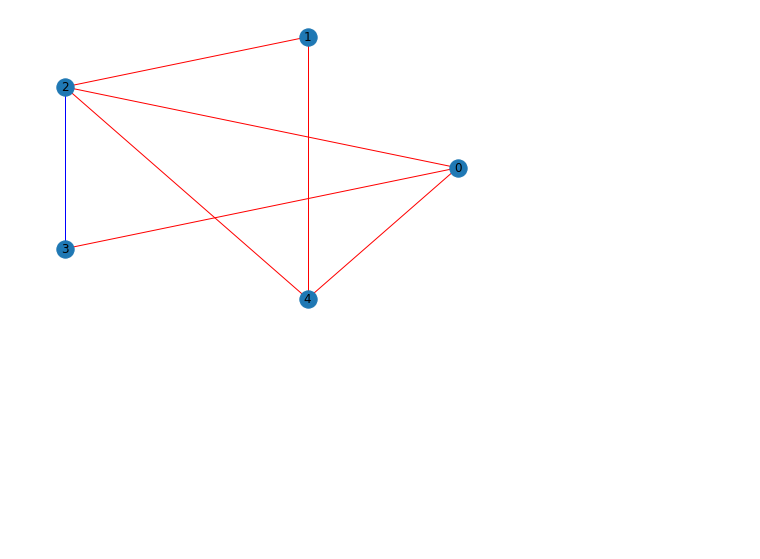
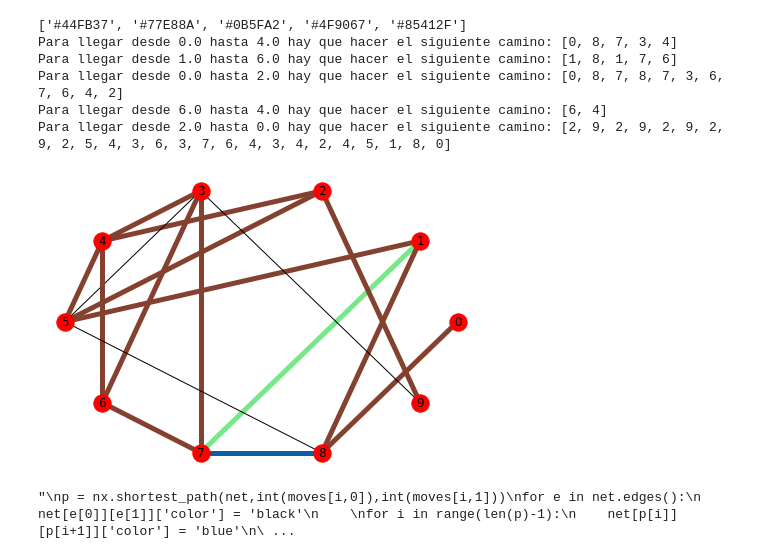
Before and after one commit to agustinsilva447/QuantumComputing, a Jupyter notebook: Qikit-quantum-game-theory/Routing_problem_model.ipynb, the cells around one changed output. Cells and saved outputs as stored; diff of their text form; code cells hidden in the pictures; blank space fills up the shorter version.

```diff
--- a/Qikit-quantum-game-theory/Routing_problem_model.ipynb
+++ b/Qikit-quantum-game-theory/Routing_problem_model.ipynb
@@ -104,13 +83,67 @@ Camino: [3, 2]
+# %%
+colores = []
+for i in range(n2):
+    color = np.base_repr(np.random.choice(16777215), base=16)
+    colores.append('#{:0>6}'.format(color))
+print(colores)
+
+iter = 0
+for i in range(n2):
+    flag1 = 0
+    x = int(moves[i,0])
+    y = int(moves[i,1])
+    camino = []
+    camino.append(x)
+    while (not flag1) or (iter == 100) :
+        iter += 1
+        flag2 = 0
+        for j in range(n1):
+            if (a[x,y] != 0) or (x==y):
+                camino.append(y)
+                if (x != y):
+                    net[camino[-2]][camino[-1]]['color'] = colores[i]
+                    net[camino[-2]][camino[-1]]['weight'] = 5
+                #a[x,y]=0
+                flag1 = 1
+                break
+
+        if not flag1:
+            while not flag2:
+                x1 = np.random.choice(n1)
+                if (a[x,x1] != 0):
+                    x = np.copy(x1)
+                    camino.append(x1)
+                    net[camino[-2]][camino[-1]]['color'] = colores[i]
+                    net[camino[-2]][camino[-1]]['weight'] = 5
+                    #a[x,y]=0
+                    flag2 = 1
+
+    print("Para llegar desde {} hasta {} hay que hacer el siguiente camino: {}".format(moves[i,0],moves[i,1], camino))
+
+edge_weights_list = [net[e[0]][e[1]]['weight'] for e in net.edges()]
+edge_color_list = [net[e[0]][e[1]]['color'] for e in net.edges()]
+nx.draw_circular(net, with_labels=True,node_color='red',edge_color = edge_color_list, width=edge_weights_list)
+plt.show()
+# %% [output]
+['#44FB37', '#77E88A', '#0B5FA2', '#4F9067', '#85412F']
+Para llegar desde 0.0 hasta 4.0 hay que hacer el siguiente camino: [0, 8, 7, 3, 4]
+Para llegar desde 1.0 hasta 6.0 hay que hacer el siguiente camino: [1, 8, 1, 7, 6]
+Para llegar desde 0.0 hasta 2.0 hay que hacer el siguiente camino: [0, 8, 7, 8, 7, 3, 6, 7, 6, 4, 2]
+Para llegar desde 6.0 hasta 4.0 hay que hacer el siguiente camino: [6, 4]
+Para llegar desde 2.0 hasta 0.0 hay que hacer el siguiente camino: [2, 9, 2, 9, 2, 9, 2, 9, 2, 5, 4, 3, 6, 3, 7, 6, 4, 3, 4, 2, 4, 5, 1, 8, 0]
+[figure, added]
 # %%
+"""
 p = nx.shortest_path(net,int(moves[i,0]),int(moves[i,1]))
 for e in net.edges():
-    net[e[0]][e[1]]['color'] = 'red'
+    net[e[0]][e[1]]['color'] = 'black'
 
 for i in range(len(p)-1):
     net[p[i]][p[i+1]]['color'] = 'blue'
 
 edge_color_list = [ net[e[0]][e[1]]['color'] for e in net.edges() ]
-nx.draw_circular(net,edge_color = edge_color_list, with_labels = True)
+nx.draw_circular(net,node_color='red',edge_color = edge_color_list, with_labels = True)
 plt.show()
+"""
 # %% [output]
-[figure, removed]
+"\np = nx.shortest_path(net,int(moves[i,0]),int(moves[i,1]))\nfor e in net.edges():\n    net[e[0]][e[1]]['color'] = 'black'\n    \nfor i in range(len(p)-1):\n    net[p[i]][p[i+1]]['color'] = 'blue'\n\ ...
```
Also changed, not shown: parts of 1 cell of this notebook.
